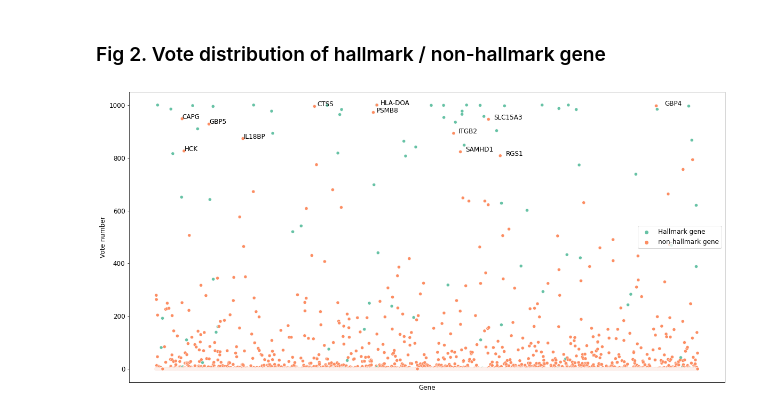
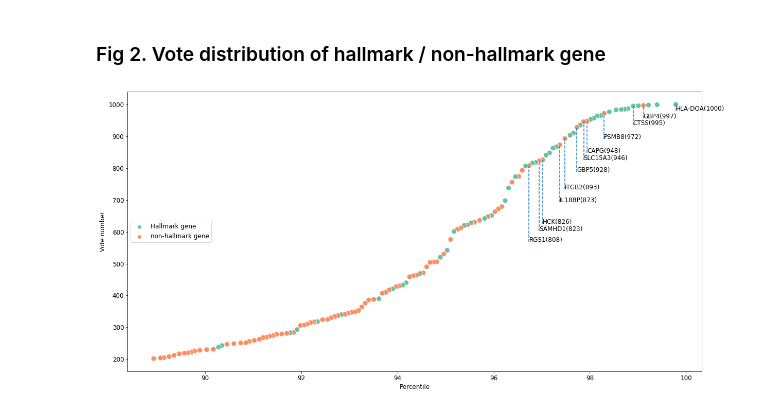
Before and after one commit to brucewu1996/LIHC-Anomaly-detection, a Jupyter notebook: manuscript/Identify_hallmark_gene.ipynb, the cells around one changed output. Cells and saved outputs as stored; diff of their text form; code cells hidden in the pictures.

```diff
--- a/manuscript/Identify_hallmark_gene.ipynb
+++ b/manuscript/Identify_hallmark_gene.ipynb
@@ -206,12 +207,42 @@ def vote_distribution(vote_df,hallmark,output_path,prefix,vote_threshold=800,for
+# %%
+from scipy.stats import rankdata
+
+
+def vote_distribution(vote_df,hallmark,output_path,prefix,vote_threshold=200,annotated_threshold=800,format='png',dpi=300) :
+    plot_df = pd.DataFrame({'Vote' : vote_df['Vote'],
+                            'Gene' : vote_df['HGNC symbol'],
+                            'Class' : ['Hallmark gene' if x in hallmark else 'non-hallmark gene' for x in vote_df.index]})
+    #remove zero vote gene
+    plot_df = plot_df.loc[np.where(plot_df['Vote'] > 0,True,False),:]
+    plot_df['Percentile'] = rankdata(plot_df.Vote) * 100 / len(plot_df.Vote)
+    plot_df.sort_values(by='Vote',ascending=False,inplace=True)
+    plot_df = plot_df.loc[np.where(plot_df['Vote'] > vote_threshold,True,False),:]
+
+    plt.figure(figsize=(20,10))
+    sns.scatterplot(data=plot_df,x='Percentile',y='Vote',hue='Class',palette='Set2',hue_order=['Hallmark gene','non-hallmark gene'],s=100)
+    plt.ylabel("Vote number")
+    plt.rc('font', size=12)
+    n_annotated = 1
+    for idx in range(plot_df.shape[0]) :
+        if plot_df['Vote'][idx] >= annotated_threshold and plot_df['Class'][idx] == 'non-hallmark gene':
+            x = plot_df['Percentile'][idx]
+            y = plot_df['Vote'][idx] - 20 * n_annotated
+            s = plot_df['Gene'][idx] + '(%d)' % plot_df['Vote'][idx]
+            plt.text(x,y,s)
+            plt.vlines(x,ymin=y,ymax=plot_df['Vote'][idx],linestyles='dashed')
+            n_annotated += 1
+    plt.legend(loc='center left')
+    plt.savefig(output_path + '%s_ensemble_model_vote_distribution.%s' % (prefix,format),dpi=dpi,format=format)
+    plt.show()
 # %%
 hallmark = pd.read_csv('/home/bruce1996/data/LIHC_anomaly_detection/data/hallmark_gene/hallmark_protein_coding_ens_id.txt',sep='\t')
 ensemble_path = "/home/bruce1996/data/LIHC_anomaly_detection/manuscript/material/ensemble_learning_result/with_synthetic/"
 output_path = "/home/bruce1996/data/LIHC_anomaly_detection/manuscript/Fig2_gene_vote_distribution/"
 hallmark_genes = hallmark['EnsID'].values
 condition_list = [('hbv_only',35)]
 for condition,np_ratio in condition_list :
-    vote_df = pd.read_csv(ensemble_path + '%s_ensemble_model_vote_np_ratio_%d.txt' % (prefix,np_ratio),sep='\t',index_col=0)
+    vote_df = pd.read_csv(ensemble_path + '%s_ensemble_model_vote_np_ratio_%d.txt' % (condition,np_ratio),sep='\t',index_col=0)
     vote_df['HGNC symbol'] = [ens2hgsc[x] for x in vote_df.index]
-    vote_distribution(vote_df,hallmark_genes,output_path,prefix=condition,format='svg')
+    vote_distribution(vote_df,hallmark_genes,output_path,prefix=condition,format='pdf')
 # %% [output]
-[figure, old version]
+[figure, new version]
```
Also changed, not shown: parts of 1 cell of this notebook, 7 other files.
